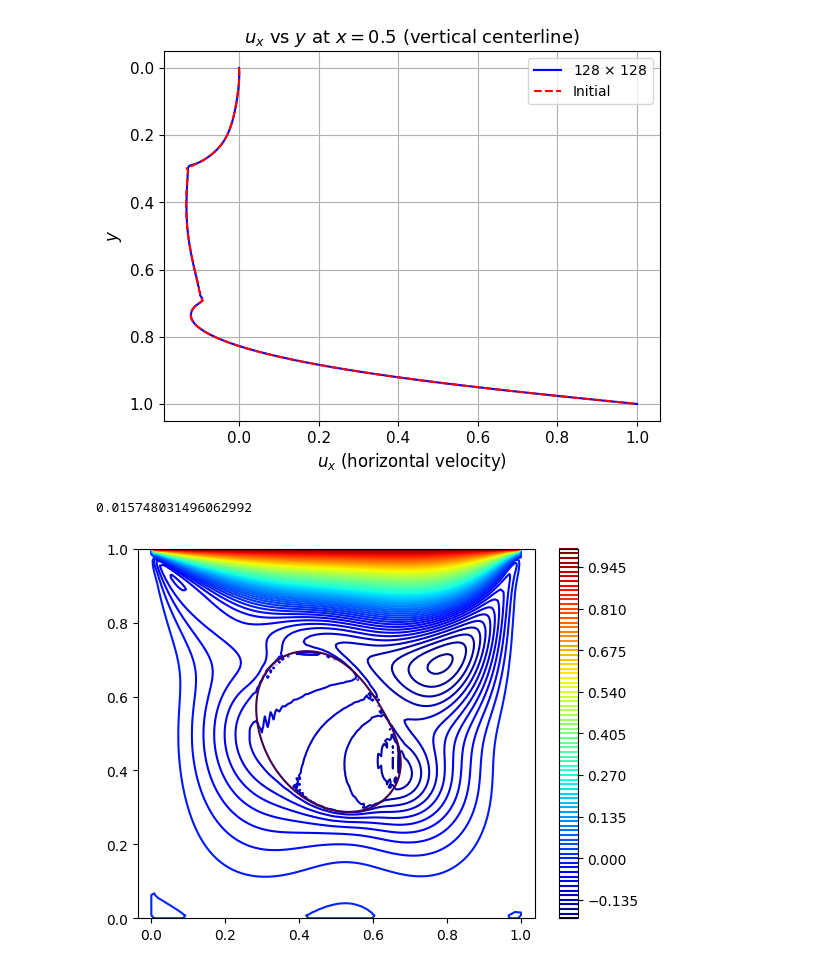
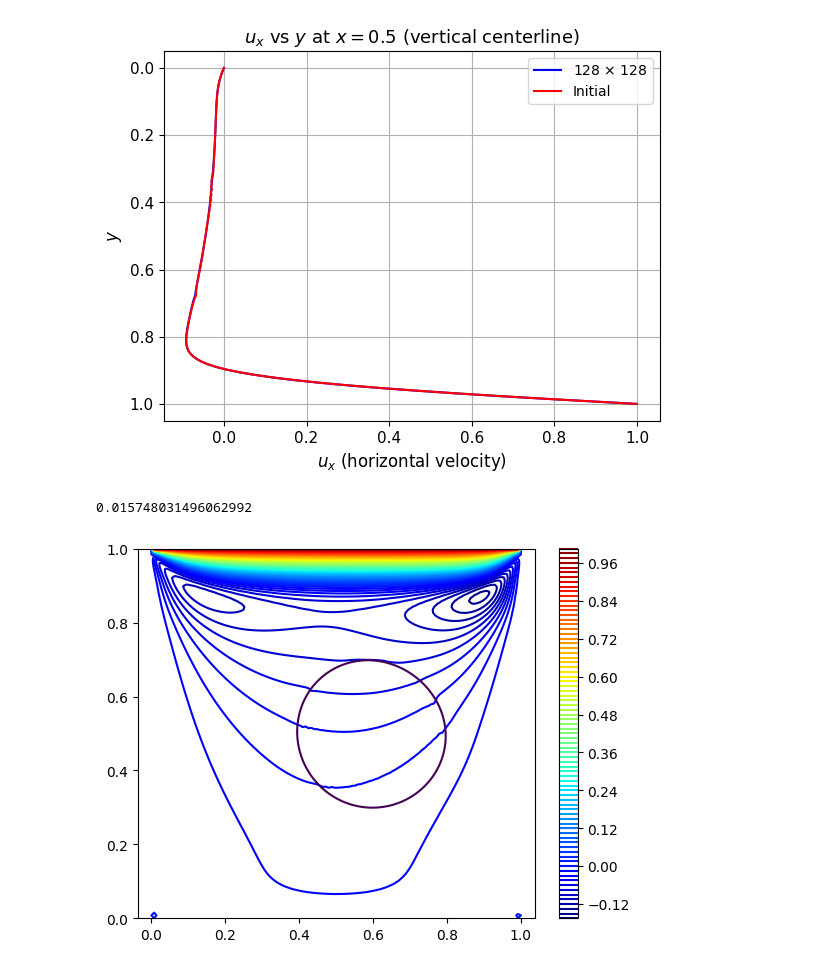
Before and after one commit to samanseifi/pyRMT, a Jupyter notebook: notebooks/plotting.ipynb, the cells around one changed output. Drawn from its saved outputs; the diff is of its cells as text; code cells hidden in the pictures.

```diff
--- a/notebooks/plotting.ipynb
+++ b/notebooks/plotting.ipynb
@@ -15,7 +15,7 @@ def create_grid(Nx, Ny, Lx, Ly):
     X, Y = np.meshgrid(x, y)
     return X, Y, dx, dy
 # %%
-with h5py.File("../outputs/output_lid_driven_soft_disc_2/data_001500.h5", "r") as f:
+with h5py.File("../outputs/output_lid_driven_soft_disc_2/data_000200.h5", "r") as f:
     phi0 = f["phi"][:]
     sigma_xx0 = f["sigma_xx"][:]
     sigma_xy0 = f["sigma_xy"][:]
@@ -28,7 +28,7 @@ with h5py.File("../outputs/output_lid_driven_soft_disc_2/data_001500.h5", "r") a
     p0 = f["p"][:]
     div_vel0 = f["div_vel"][:]
 
-with h5py.File("../outputs/output_lid_driven_soft_disc_gamma/data_001500.h5", "r") as f:
+with h5py.File("../outputs/output_lid_driven_soft_disc_4/data_000200.h5", "r") as f:
     phi = f["phi"][:]
     sigma_xx = f["sigma_xx"][:]
     sigma_xy = f["sigma_xy"][:]
@@ -49,27 +49,27 @@ y = np.linspace(0, 1, Ny)
 # %%
 # a = gaussian_filter(a, sigma=1)
 # a0 = gaussian_filter(a0, sigma=1)
 u_center_x = a[:, Nx // 2]  # u_x at center vertical line
 u_center_x0 = a0[:, Nx0 // 2]  # u_x at center vertical line
 
 # load plot_u_y_Ghia100.csv first column y and second column u
 u_ghia = np.loadtxt("../data/plot_u_y_Ghia100.csv", delimiter=",", skiprows=1)
 y_ghia = u_ghia[:, 0]
 u_ghia = u_ghia[:, 1]
 # plot the benchmark at cavity center line
 
 plt.plot(u_center_x, y, 'b', label=r"128 $\times$ 128")
-plt.plot(u_center_x0, y0, "r--", label="Initial")
+plt.plot(u_center_x0, y0, "r-", label="Initial")
 plt.xlabel(r"$u_x$ (horizontal velocity)", fontsize=12)
 plt.ylabel(r"$y$", fontsize=12)
 plt.title(r"$u_x$ vs $y$ at $x=0.5$ (vertical centerline)", fontsize=13)
 plt.grid(True)
 plt.gca().invert_yaxis()
 plt.legend()
 plt.tick_params(labelsize=11)
 plt.show()
 # %% [output]
-[figure, old version]
+[figure, new version]
 # %%
 
 Lx, Ly = 1.0, 1.0
@@ -87,7 +87,7 @@ plt.axis('equal')
 plt.show()
 # %% [output]
 0.015748031496062992
-[figure, old version]
+[figure, new version]
 # %%
 # phi = reinitialize_phi_PDE(phi, dx, dy, num_iters=2000, apply_phi_BCs_func=None, dt_reinit_factor=0.1)
 plt.contourf(X, Y, phi, levels=100, cmap="jet")
```
Also changed, not shown: parts of 7 cells of this notebook, 4 other files.
